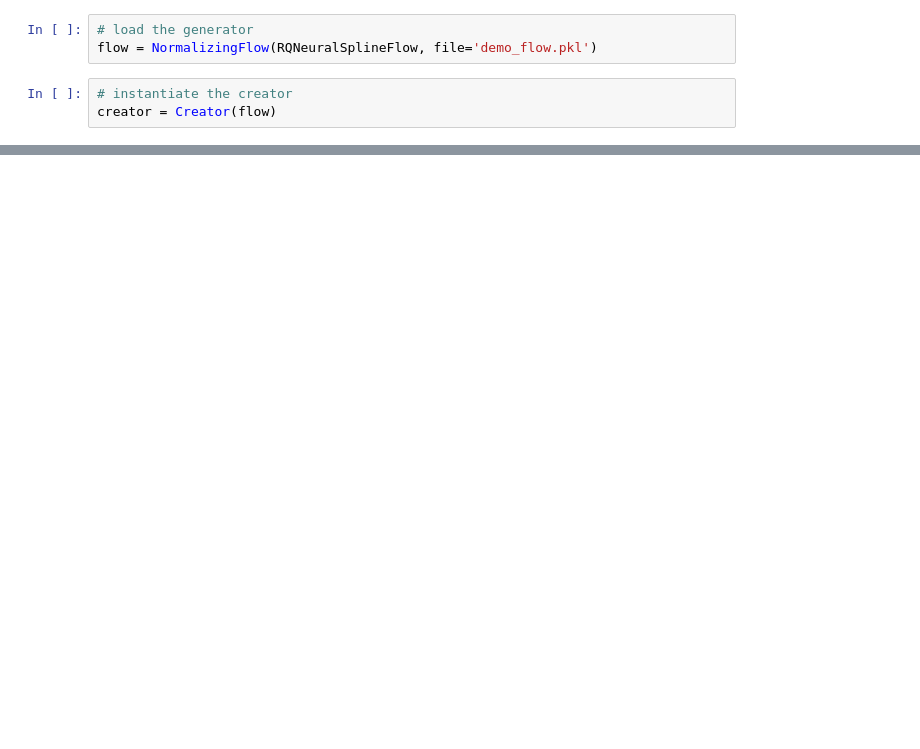
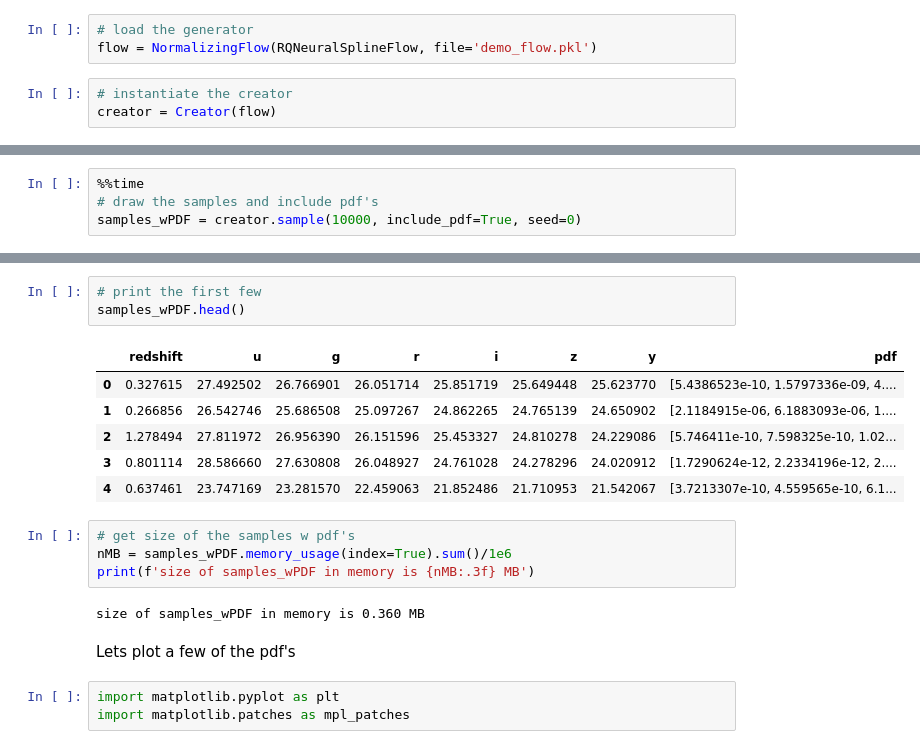
Before and after one commit to LSSTDESC/rail_attic, a Jupyter notebook: rail/creation/creation_demo.ipynb, the cells around one changed output, grey strips where cells are left out. Cells and saved outputs as stored; diff of their text form; blank space fills up the shorter version.

```diff
--- a/rail/creation/creation_demo.ipynb
+++ b/rail/creation/creation_demo.ipynb
@@ -23,0 +42,4 @@ sample.head()
+# %%
+%%time
+# draw the samples and include pdf's
+samples_wPDF = creator.sample(10000, include_pdf=True, seed=0)
@@ -23,0 +49,21 @@ sample.head()
+# %%
+# print the first few
+samples_wPDF.head()
+# %% [output]
+|  | redshift | u | g | r | i | z | y | pdf |
+| 0 | 0.327615 | 27.492502 | 26.766901 | 26.051714 | 25.851719 | 25.649448 | 25.623770 | [5.4386523e-10, 1.5797336e-09, 4.... |
+| 1 | 0.266856 | 26.542746 | 25.686508 | 25.097267 | 24.862265 | 24.765139 | 24.650902 | [2.1184915e-06, 6.1883093e-06, 1.... |
+| 2 | 1.278494 | 27.811972 | 26.956390 | 26.151596 | 25.453327 | 24.810278 | 24.229086 | [5.746411e-10, 7.598325e-10, 1.02... |
+| 3 | 0.801114 | 28.586660 | 27.630808 | 26.048927 | 24.761028 | 24.278296 | 24.020912 | [1.7290624e-12, 2.2334196e-12, 2.... |
+| 4 | 0.637461 | 23.747169 | 23.281570 | 22.459063 | 21.852486 | 21.710953 | 21.542067 | [3.7213307e-10, 4.559565e-10, 6.1... |
+# %%
+# get size of the samples w pdf's
+nMB = samples_wPDF.memory_usage(index=True).sum()/1e6
+print(f'size of samples_wPDF in memory is {nMB:.3f} MB')
+# %% [output]
+size of samples_wPDF in memory is 0.360 MB
+# %% [markdown]
+Lets plot a few of the pdf's
+# %%
+import matplotlib.pyplot as plt
+import matplotlib.patches as mpl_patches
```
Also changed, not shown: parts of 10 cells of this notebook, 6 other files.
